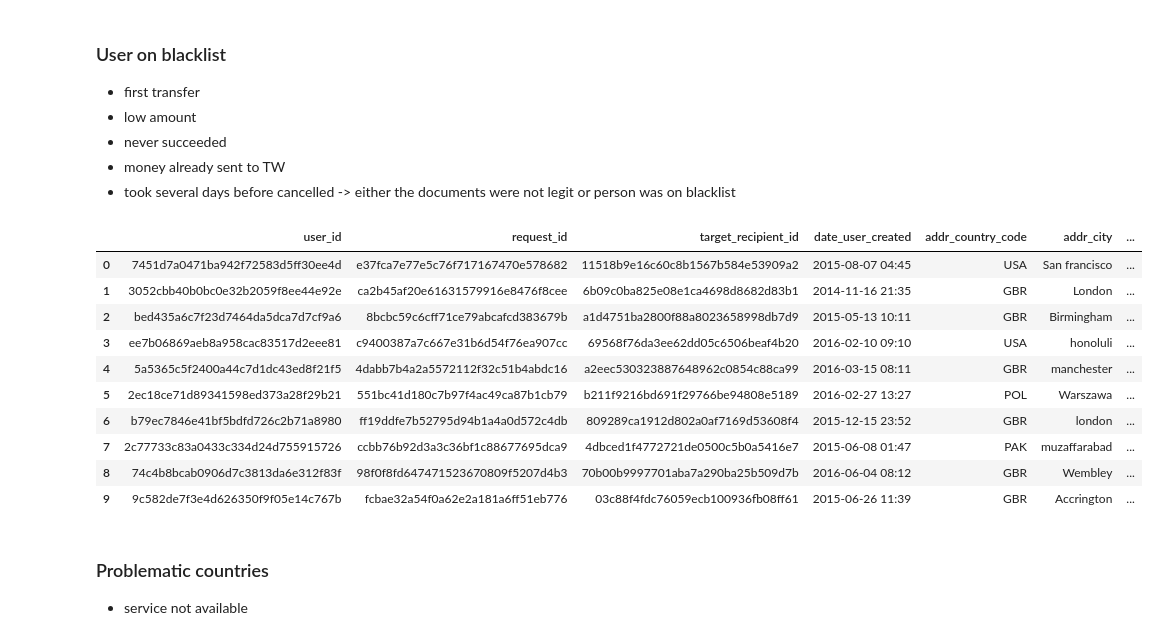
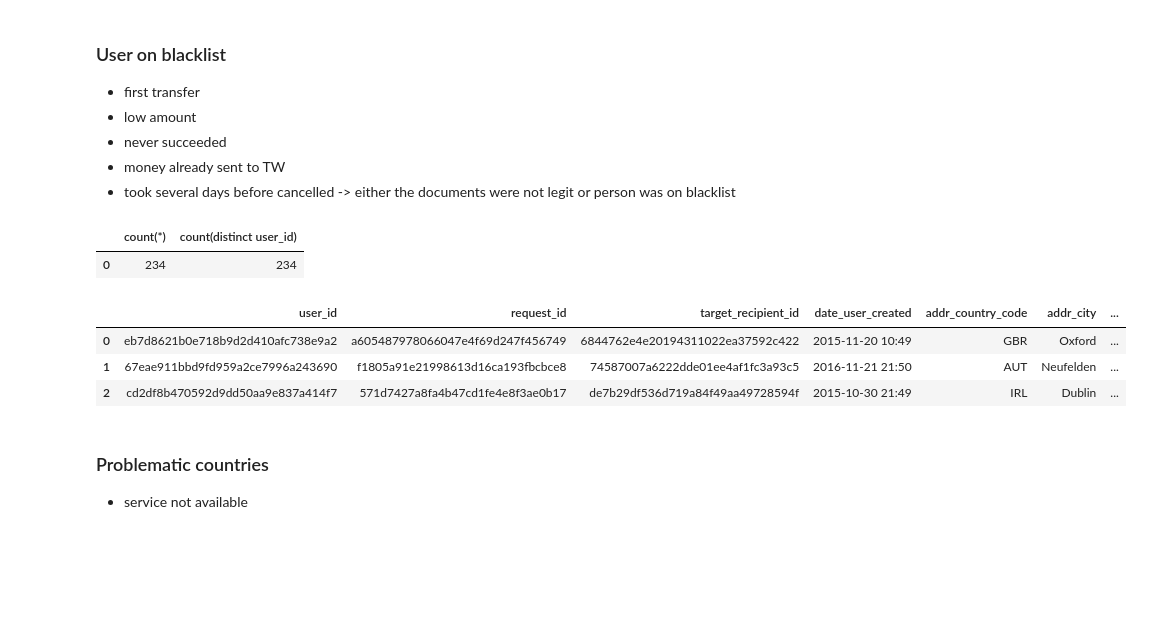
Before and after one commit to elekescsabi/tw, a Jupyter notebook: Csaba Elekes Data Analyst.ipynb, the cells around one changed output. Saved outputs shown, nothing was run; the diff lists cells and outputs as text; code cells hidden in the pictures; blank space fills up the shorter version.

```diff
--- a/Csaba Elekes Data Analyst.ipynb
+++ b/Csaba Elekes Data Analyst.ipynb
@@ -116,29 +253,33 @@ pd.read_sql('select * from transferwise.tw limit 10', con = conn)
 * never succeeded
 * money already sent to TW
 * took several days before cancelled -> either the documents were not legit or person was on blacklist
+# %%
+pd.read_sql("""
+    select count(*), count(distinct user_id)
+    from tw
+    where 1=1
+        and transfer_sequence = 1
+        and first_success_date is null
+        and date_request_received is not null
+""", con = connection)
+# %% [output]
+|  | count(*) | count(distinct user_id) |
+| 0 | 234 | 234 |
 # %%
 pd.read_sql("""
     select *
-    from transferwise.tw
+    from tw
     where 1=1
         and transfer_sequence = 1
+        and first_success_date is null
         and date_request_received is not null
-        and first_success_date is null
-        and invoice_value_cancel < 100
-    limit 10
-""", con = conn)
+    limit 3
+""", con = connection)
 # %% [output]
 |  | user_id | request_id | target_recipient_id | date_user_created | addr_country_code | addr_city | ... |
-| 0 | 7451d7a0471ba942f72583d5ff30ee4d | e37fca7e77e5c76f717167470e578682 | 11518b9e16c60c8b1567b584e53909a2 | 2015-08-07 04:45 | USA | San francisco | ... |
-| 1 | 3052cbb40b0bc0e32b2059f8ee44e92e | ca2b45af20e61631579916e8476f8cee | 6b09c0ba825e08e1ca4698d8682d83b1 | 2014-11-16 21:35 | GBR | London | ... |
-| 2 | bed435a6c7f23d7464da5dca7d7cf9a6 | 8bcbc59c6cff71ce79abcafcd383679b | a1d4751ba2800f88a8023658998db7d9 | 2015-05-13 10:11 | GBR | Birmingham | ... |
-| 3 | ee7b06869aeb8a958cac83517d2eee81 | c9400387a7c667e31b6d54f76ea907cc | 69568f76da3ee62dd05c6506beaf4b20 | 2016-02-10 09:10 | USA | honoluli | ... |
-| 4 | 5a5365c5f2400a44c7d1dc43ed8f21f5 | 4dabb7b4a2a5572112f32c51b4abdc16 | a2eec530323887648962c0854c88ca99 | 2016-03-15 08:11 | GBR | manchester | ... |
-| 5 | 2ec18ce71d89341598ed373a28f29b21 | 551bc41d180c7b97f4ac49ca87b1cb79 | b211f9216bd691f29766be94808e5189 | 2016-02-27 13:27 | POL | Warszawa | ... |
-| 6 | b79ec7846e41bf5bdfd726c2b71a8980 | ff19ddfe7b52795d94b1a4a0d572c4db | 809289ca1912d802a0af7169d53608f4 | 2015-12-15 23:52 | GBR | london | ... |
-| 7 | 2c77733c83a0433c334d24d755915726 | ccbb76b92d3a3c36bf1c88677695dca9 | 4dbced1f4772721de0500c5b0a5416e7 | 2015-06-08 01:47 | PAK | muzaffarabad | ... |
-| 8 | 74c4b8bcab0906d7c3813da6e312f83f | 98f0f8fd647471523670809f5207d4b3 | 70b00b9997701aba7a290ba25b509d7b | 2016-06-04 08:12 | GBR | Wembley | ... |
-| 9 | 9c582de7f3e4d626350f9f05e14c767b | fcbae32a54f0a62e2a181a6ff51eb776 | 03c88f4fdc76059ecb100936fb08ff61 | 2015-06-26 11:39 | GBR | Accrington | ... |
+| 0 | eb7d8621b0e718b9d2d410afc738e9a2 | a605487978066047e4f69d247f456749 | 6844762e4e20194311022ea37592c422 | 2015-11-20 10:49 | GBR | Oxford | ... |
+| 1 | 67eae911bbd9fd959a2ce7996a243690 | f1805a91e21998613d16ca193fbcbce8 | 74587007a6222dde01ee4af1fc3a93c5 | 2016-11-21 21:50 | AUT | Neufelden | ... |
+| 2 | cd2df8b470592d9dd50aa9e837a414f7 | 571d7427a8fa4b47cd1fe4e8f3ae0b17 | de7b29df536d719a84f49aa49728594f | 2015-10-30 21:49 | IRL | Dublin | ... |
 # %% [markdown]
 ### Problematic countries
 * service not available
```
Also changed, not shown: parts of 35 cells of this notebook, 1 other file.
